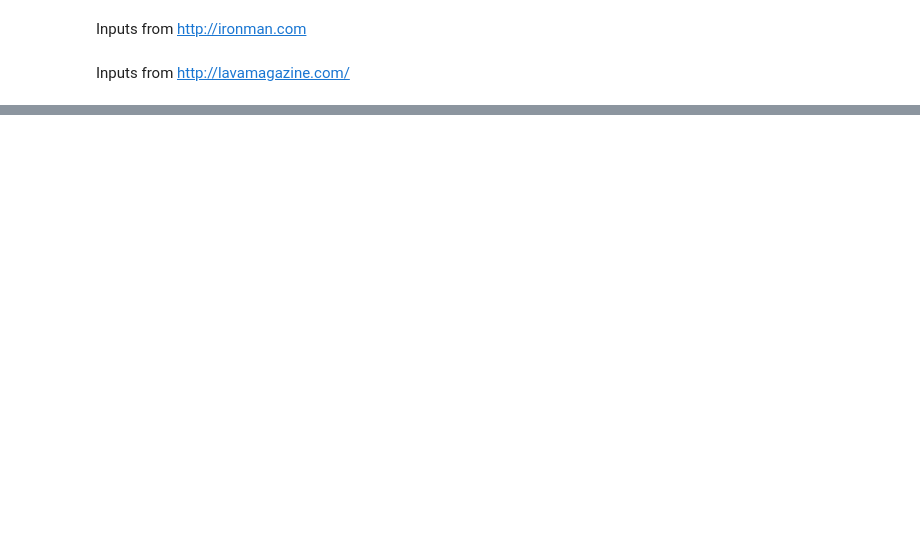
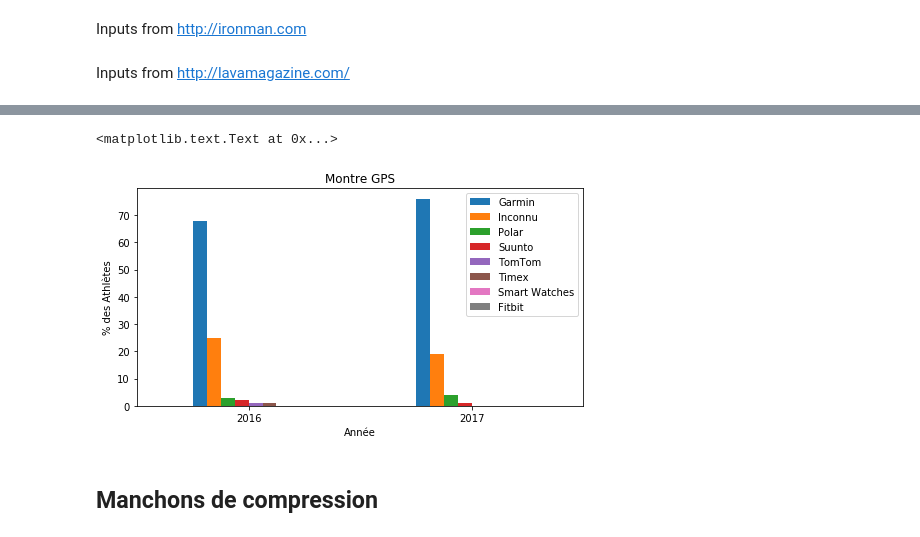
Before and after one commit to marxav/kona, a Jupyter notebook: 2017_kona_lava_stats.ipynb, the cells around one changed output, grey strips where cells are left out. Saved outputs shown, nothing was run; the diff lists cells and outputs as text; code cells hidden in the pictures; blank space fills up the shorter version.

```diff
--- a/2017_kona_lava_stats.ipynb
+++ b/2017_kona_lava_stats.ipynb
@@ -102,0 +85,20 @@ ax.set_ylabel('% des Athlètes')
+# %%
+# From Lava magazine
+lava_gps = [
+    {"Garmin":1673, "Polar":85,"Suunto":47,"TomTom":24,"Timex":16,"Fitbit":1}, # 2016
+    {"Garmin":1869, "Polar":91,"Suunto":20,"TomTom":9,"Smart Watches":5}       # 2017
+]
+# %%
+df = create_dataframe(lava_gps, participants, 'Inconnu')
+
+top = df.loc[2017].sort_values(ascending=False).index
+df = df[top]
+
+ax = df.plot.bar(title='Montre GPS',figsize=(8, 4), rot=0)
+ax.set_xlabel('Année')
+ax.set_ylabel('% des Athlètes')
+# %% [output]
+<matplotlib.text.Text at 0x...>
+[figure, added]
+# %% [markdown]
+## Manchons de compression
```
Also changed, not shown: parts of 51 cells of this notebook.
